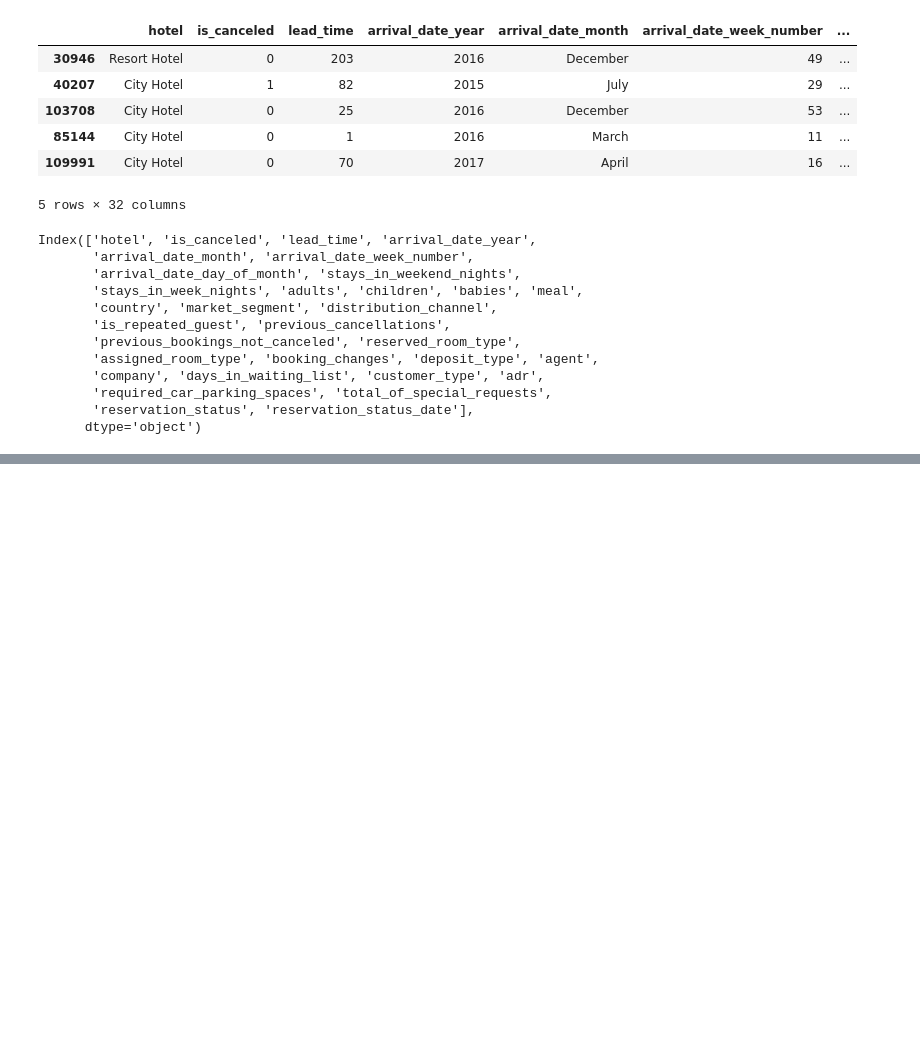
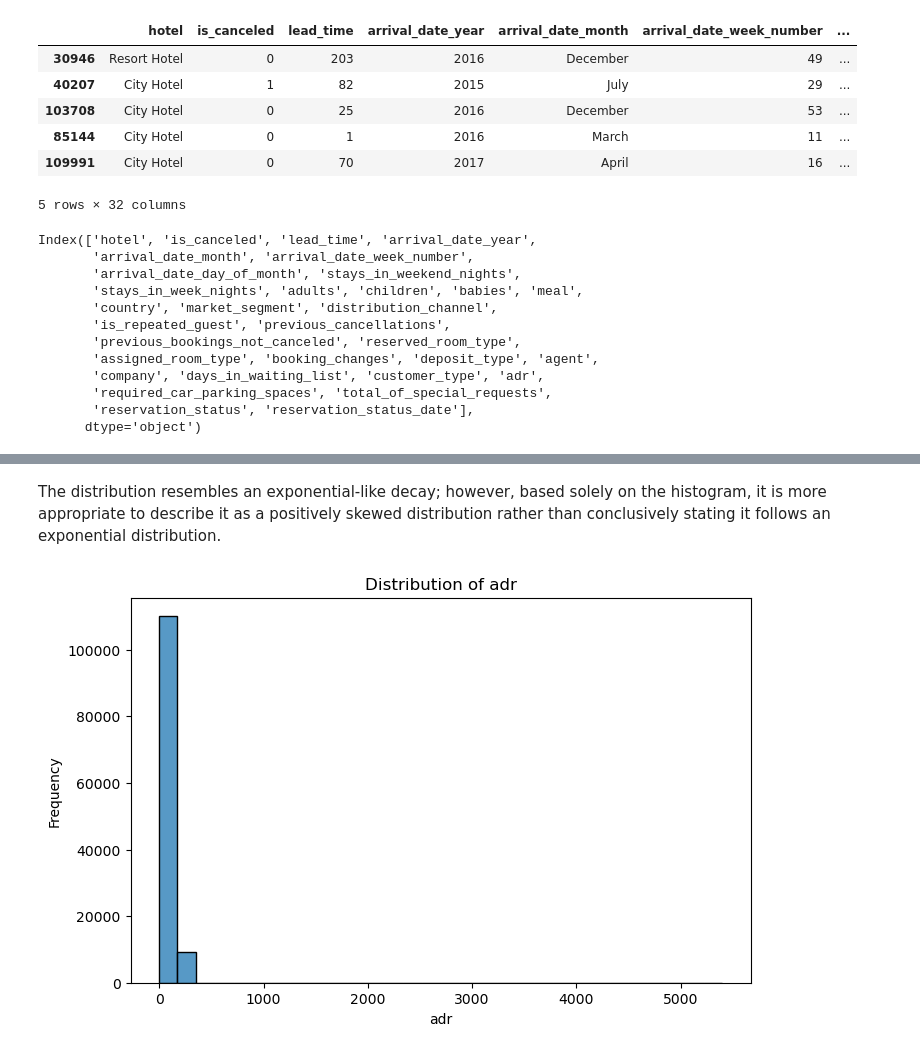
Before and after one commit to greeshavaishnavi09/Hotel_Booking_Cancellation_Prediction, a Jupyter notebook: research/02_eda.ipynb, the cells around one changed output, grey strips where cells are left out. Cells and saved outputs as stored; diff of their text form; code cells hidden in the pictures; blank space fills up the shorter version.

```diff
--- a/research/02_eda.ipynb
+++ b/research/02_eda.ipynb
@@ -59,0 +295,14 @@ Index(['hotel', 'is_canceled', 'lead_time', 'arrival_date_year',
+# %% [markdown]
+The distribution resembles an exponential-like decay; however, based solely on the histogram, it is more appropriate to describe it as a positively skewed distribution rather than conclusively stating it follows an exponential distribution.
+# %%
+plt.figure(figsize=(8,5))
+
+sns.histplot(df["adr"], bins=30, kde=False)    # Right (Positive) Skewness. Most values are small, with a long tail to the right
+
+plt.title("Distribution of adr")
+plt.xlabel("adr")
+plt.ylabel("Frequency")
+
+plt.show()
+# %% [output]
+[figure, added]
```
Also changed, not shown: parts of 28 cells of this notebook.
